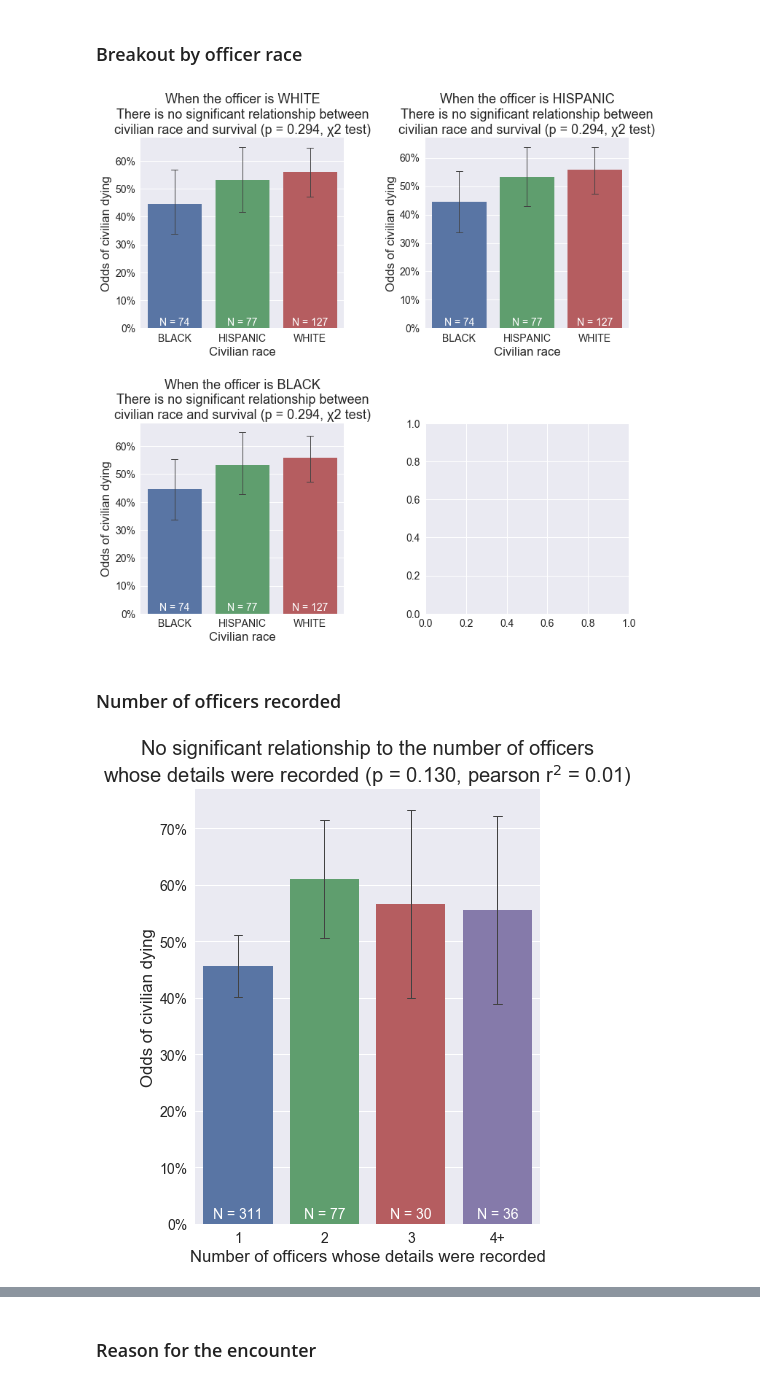
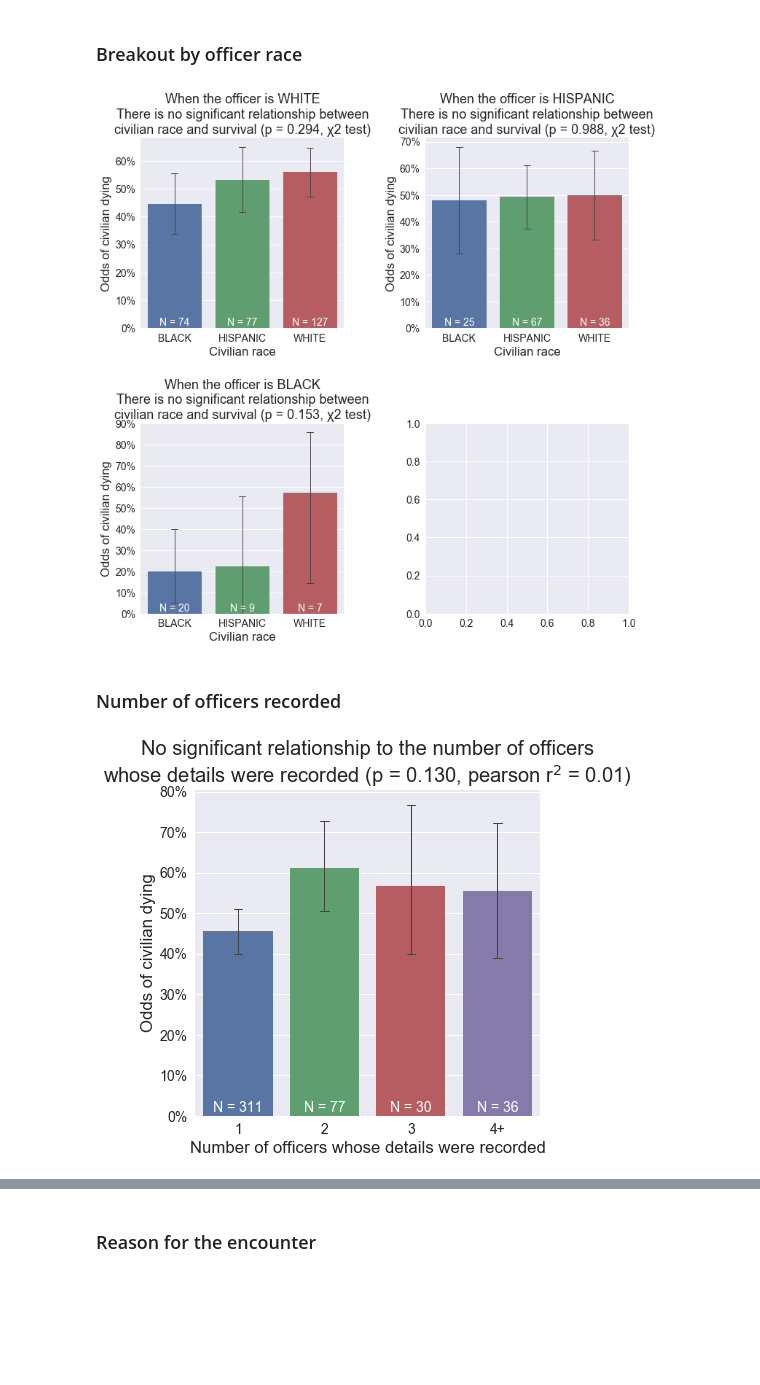
Before and after one commit to texas-justice-initiative/analysis, a Jupyter notebook: Who survives shootings?.ipynb, the cells around one changed output, grey strips where cells are left out. Cells and saved outputs as stored; diff of their text form; code cells hidden in the pictures; blank space fills up the shorter version.

```diff
--- a/Who survives shootings?.ipynb
+++ b/Who survives shootings?.ipynb
@@ -361,7 +361,7 @@ axes = axes.flatten()
 for i in range(3):
     race = ('WHITE', 'HISPANIC', 'BLACK')[i]
     ax = axes[i]
-    this_race = top3_races_civilian[top3_races_civilian['officer_race_1'] == 'WHITE']
+    this_race = top3_races_civilian[top3_races_civilian['officer_race_1'] == race]
 
     table = pd.crosstab(this_race['civilian_race'], this_race['civilian_died'])
     p = stats.chi2_contingency(table)[1]
@@ -377,28 +377,28 @@ for i in range(3):
 plt.subplots_adjust(hspace=0.5, wspace=0.4)
 saveplot(fig, 'officer_race_breakout')
 # %% [output]
-[figure, old version]
+[figure, new version]
 # %% [markdown]
 ### Number of officers recorded
 # %%
 def get_num_officers_bucket(n):
     if n > 3:
         return "4+"
     return str(n)
 
 shootings['num_officers_recorded_bucket'] = shootings['num_officers_recorded'].apply(get_num_officers_bucket)
 
 r, p = stats.pearsonr(shootings['num_officers_recorded'], shootings['civilian_died'])
 
 fig, ax = barplot_with_counts(shootings, 'num_officers_recorded_bucket')
 ax.set_title('No significant relationship to the number of officers\nwhose details were recorded ' + format_p(p, r=r))
 ax.set_xlabel('Number of officers whose details were recorded')
-fig.set_size_inches(8, 8)
+fig.set_size_inches(8, 6)
 plt.subplots_adjust(left=0.2, right=0.8)
 saveplot(fig, 'num_officers')
 pass
 # %% [output]
-[figure, old version]
+[figure, new version]
 # %%
 table = pd.crosstab(shootings['multiple_officers_involved'], shootings['civilian_died'])
 p = stats.fisher_exact(table)[1]
```
Also changed, not shown: parts of 11 cells of this notebook, 25 other files.
